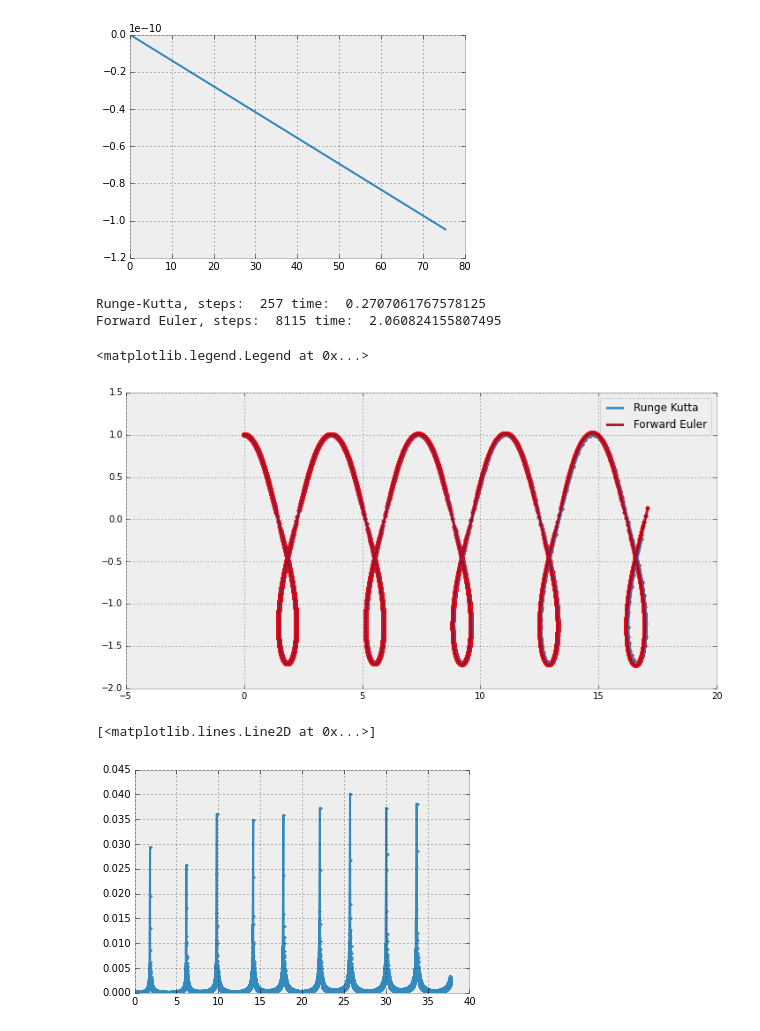
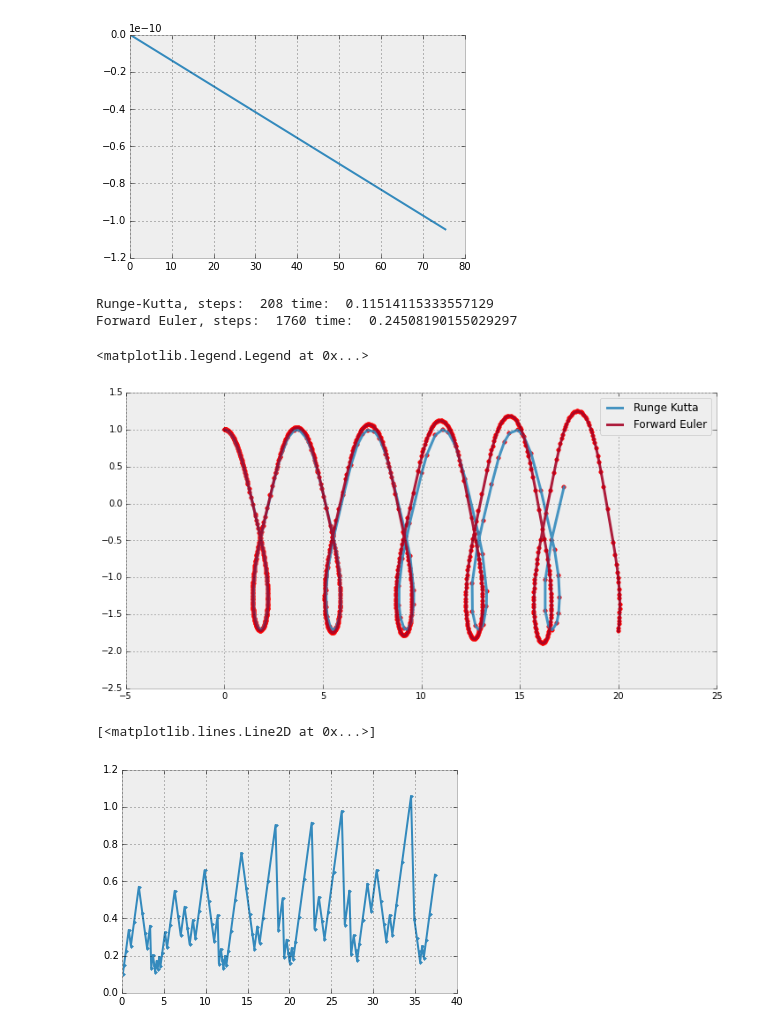
Before and after one commit to nordam/ComputationalPhysics, a Jupyter notebook: Notebooks/ODE.ipynb, the cells around one changed output. Saved outputs shown, nothing was run; the diff lists cells and outputs as text; code cells hidden in the pictures.

```diff
--- a/Notebooks/ODE.ipynb
+++ b/Notebooks/ODE.ipynb
@@ -820,7 +821,7 @@ def variableIntegrate(Tmax, h0, tol, integrator):
 
 Tmax = 12*np.pi
 h0   = 1e-1
-tol  = 1e-6
+tol  = 1e-4
 
 # Figure parameters
 plt.figure(figsize = (12,6))
@@ -830,25 +831,25 @@ alpha = 0.9
 tic = time()
 Tr, Xr, Vr = variableIntegrate(Tmax, h0, tol, rungeKutta)
 toc = time()
-print('Runge-Kutta, steps: ', len(Tr), 'time: ', toc - tic)
+print('Runge-Kutta, steps: ', 2*len(Tr), 'time: ', toc - tic)
 plt.plot(Xr[:,0], Xr[:,1], label = 'Runge Kutta', lw = linewidth, alpha = alpha)
 plt.scatter(Xr[:,0], Xr[:,1], marker = 'o', s = 20, color = 'r')
 
 tic = time()
 Te, Xe, Ve = variableIntegrate(Tmax, h0, tol, forwardEuler)
 toc = time()
-print('Forward Euler, steps: ', len(Te), 'time: ', toc - tic)
+print('Forward Euler, steps: ', 2*len(Te), 'time: ', toc - tic)
 plt.plot(Xe[:,0], Xe[:,1], label = 'Forward Euler', lw = linewidth, alpha = alpha)
 plt.scatter(Xe[:,0], Xe[:,1], marker = 'o', s = 20, color = 'r')
 
 plt.legend(loc = 'best')
 # %% [output]
-Runge-Kutta, steps:  257 time:  0.2707061767578125
-Forward Euler, steps:  8115 time:  2.060824155807495
+Runge-Kutta, steps:  208 time:  0.11514115333557129
+Forward Euler, steps:  1760 time:  0.24508190155029297
 <matplotlib.legend.Legend at 0x...>
-[figure, old version]
+[figure, new version]
 # %%
-plt.plot(T[1:], T[1:]-T[:-1], marker = '.')
+plt.plot(Tr[1:], Tr[1:]-Tr[:-1], marker = '.')
 # %% [output]
 [<matplotlib.lines.Line2D at 0x...>]
-[figure, old version]
+[figure, new version]
```
Also changed, not shown: parts of 8 cells of this notebook, 3 other files.
